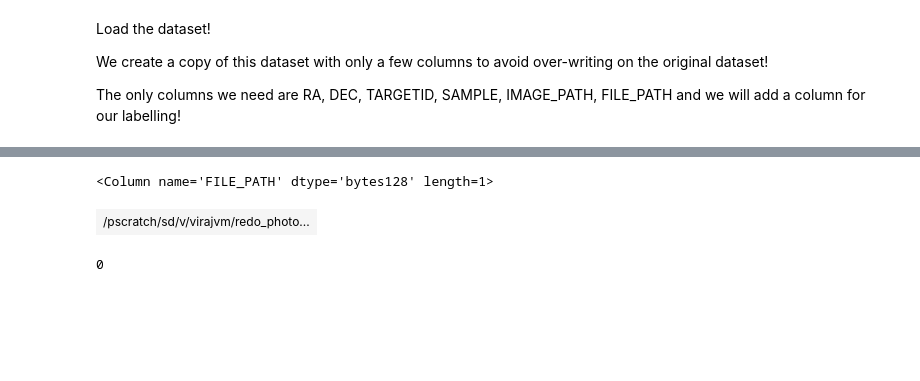
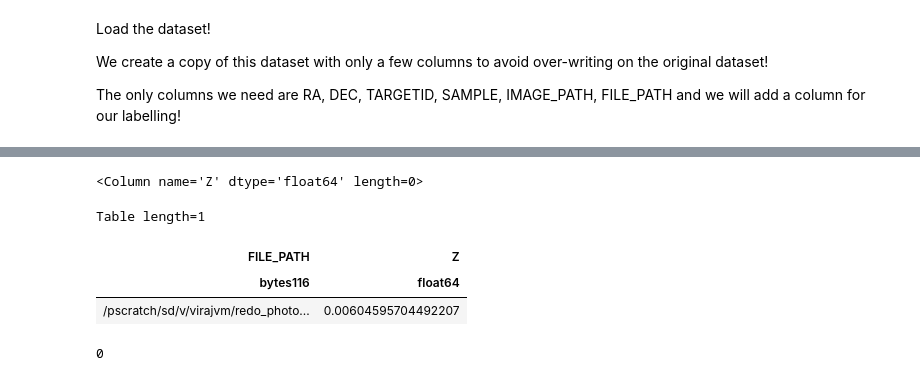
Before and after one commit to virajvman/desi_dwarfs, a Jupyter notebook: notebooks/num_deblend_seg_VI.ipynb, the cells around one changed output, grey strips where cells are left out. Cells and saved outputs as stored; diff of their text form; code cells hidden in the pictures; blank space fills up the shorter version.

```diff
--- a/notebooks/num_deblend_seg_VI.ipynb
+++ b/notebooks/num_deblend_seg_VI.ipynb
@@ -65,6 +54,6 @@ WARNING: UnitsWarning: '1/nanomaggy^2' did not parse as fits unit: Numeric facto
 # %%
-temp = Table.read("/pscratch/sd/v/virajvm/catalog_dr1_dwarfs/iron_photometry/iron_BGS_BRIGHT_shreds_catalog_w_aper_mags.fits")
-near_bgsb = temp[(temp["Z"] > 0.01) & (temp["Z"] < 0.035) & (temp["DEBLEND_SMOOTH_NUM_BLOB"] > 1)]
-near_bgsb.write("/pscratch/sd/v/virajvm/trash/nsa_bias_paper/bgsb_v2_other_very_near_more_blobs.fits")
+temp = Table.read("/pscratch/sd/v/virajvm/catalog_dr1_dwarfs/iron_photometry/iron_SGA_sga_catalog_w_aper_mags.fits")
+near_bgsb = temp[(temp["Z"] > 0.005) & (temp["Z"] < 0.1) & (temp["DEBLEND_SMOOTH_NUM_BLOB"] > 1)]
+near_bgsb.write("/pscratch/sd/v/virajvm/trash/nsa_bias_paper/deblend_num_VI/sga_more_blobs.fits",overwrite=True)
 print(len(near_bgsb))
 # %% [output]
@@ -72,6 +62,5 @@ print(len(near_bgsb))
 # %%
-near_bgsb[near_bgsb["TARGETID"] == 39627975099944371]["FILE_PATH"]
+near_bgsb[near_bgsb["TARGETID"] == 39627975099944371]["Z"]
 # %% [output]
-<Column name='FILE_PATH' dtype='bytes128' length=1>
+<Column name='Z' dtype='float64' length=0>
-| /pscratch/sd/v/virajvm/redo_photo... |
 # %%
@@ -88,6 +70,13 @@ data = Table.read("/pscratch/sd/v/virajvm/trash/nsa_bias_paper/bgsb_v2_other_ver
 for colname in list(data.colnames):
     if len(data[colname].shape) > 1:
         data.remove_column(colname)
+# %%
+temp[temp["TARGETID"] == 39627719104793033]["FILE_PATH","Z"]
+# %% [output]
+Table length=1
+| FILE_PATH | Z |
+| bytes116 | float64 |
+| /pscratch/sd/v/virajvm/redo_photo... | 0.00604595704492207 |
 # %%
 
 #converting the data to pandas df
```
Also changed, not shown: parts of 8 cells of this notebook, 17 other files.
